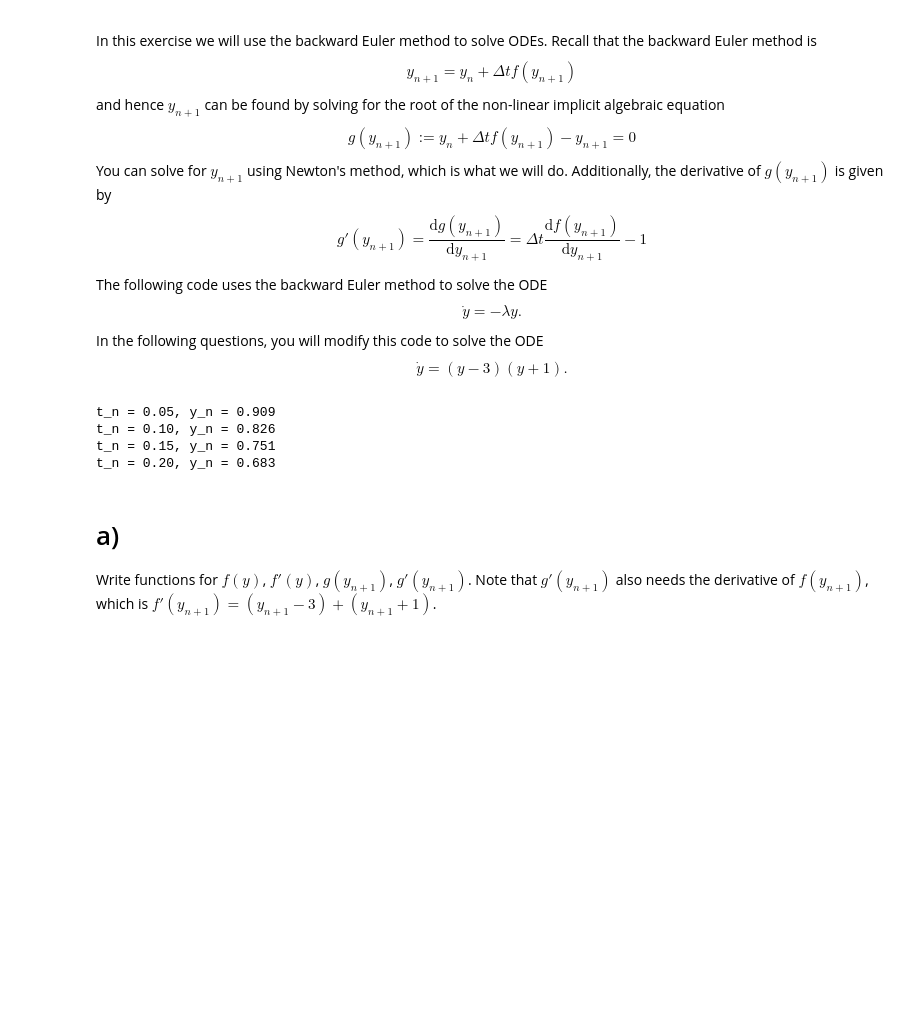
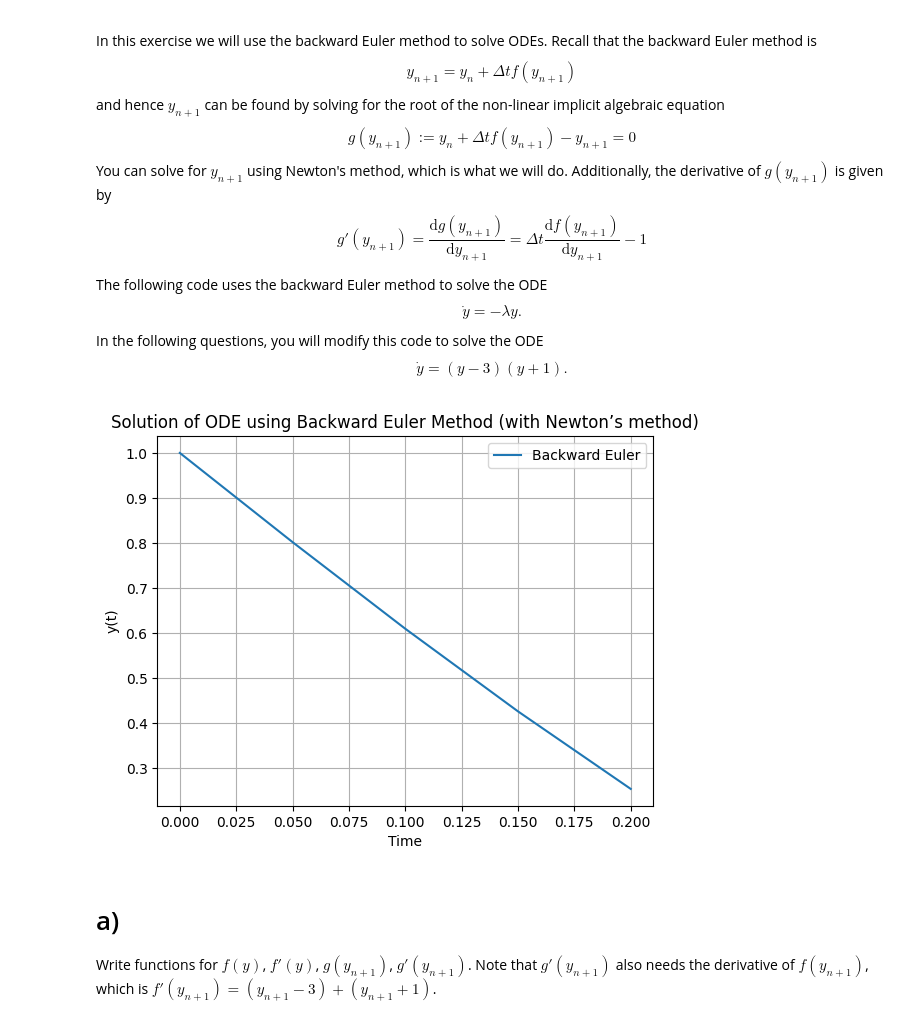
Before and after one commit to MarkusHatlo/TDT4127, a Jupyter notebook: Assignment04/Assignment04/ODEassignment1.ipynb, the cells around one changed output. Drawn from its saved outputs; the diff is of its cells as text; code cells hidden in the pictures; blank space fills up the shorter version.

```diff
--- a/Assignment04/Assignment04/ODEassignment1.ipynb
+++ b/Assignment04/Assignment04/ODEassignment1.ipynb
@@ -87,27 +87,59 @@ $$g'(y_{n+1}) = \frac{\mathrm{d} g(y_{n+1})}{\mathrm{d} y_{n+1}} = \Delta t \fra
 
 
 The following code uses the backward Euler method to solve the ODE$$\dot{y} = - \lambda y.$$ In the following questions, you will modify this code to solve the ODE $$\dot{y} = (y-3)(y+1).$$
-# %%
-lam = 2           # lambda
-dt  = 0.05        # time step
-T   = 0.2         # total integration time
-nt  = round(T/dt) # total number of time steps
-y   = 1           # initial conditions
-
-# (2a) write functions for f, g, df, and dg here
-def f(y_n):
-    return (y_n-3)*(y_n+1)
-
-def df(y_n)
-
-for it in range(0,nt):
-    y = y/(1+dt*lam) # (2b) this line should be replaced by Newton's method for $g(x) = 0$
-    print("t_n = %-.2f, y_n = %-.3f" % ((it+1)*dt,y)) # you should replace this line with a plot
-# %% [output]
-t_n = 0.05, y_n = 0.909
-t_n = 0.10, y_n = 0.826
-t_n = 0.15, y_n = 0.751
-t_n = 0.20, y_n = 0.683
+# %%
+import numpy as np
+import matplotlib.pyplot as plt
+dt  = 0.05        # time step
+T   = 0.2         # total integration time
+nt  = round(T/dt) # total number of time steps
+y   = 1           # initial condition
+
+# Define f, g, df, and dg for the ODE y' = (y-3)(y+1)
+def f(y_n):
+    return (y_n - 3) * (y_n + 1)
+
+def g_func(y_next, y_n, dt):
+    return y_n + dt * f(y_next) - y_next
+
+def df(y_n):
+    return 2 * y_n - 2
+
+def dg_func(y_next, dt):
+    return dt * df(y_next) - 1
+
+# Initializing time and solution arrays
+time = np.linspace(0, T, nt+1)
+y_values = np.zeros(nt+1)
+y_values[0] = y
+
+# Backward Euler method with Newton's method for solving the implicit equation
+for it in range(nt):
+    y_n = y_values[it]
+
+    # Define g(y) and dg(y) for the current time step
+    g = lambda y_next: g_func(y_next, y_n, dt)
+    dg = lambda y_next: dg_func(y_next, dt)
+
+    # Initial guess for Newton's method
+    y_next_guess = y_n
+
+    # Solve for y_next using the Newton method
+    y_next = newton(y_next_guess, g, dg)
+
+    # Update the value of y for the next time step
+    y_values[it+1] = y_next
+
+# Plotting the solution
+plt.plot(time, y_values, label="Backward Euler")
+plt.xlabel('Time')
+plt.ylabel('y(t)')
+plt.title('Solution of ODE using Backward Euler Method (with Newton’s method)')
+plt.grid(True)
+plt.legend()
+plt.show()
+# %% [output]
+[figure, added]
 # %% [markdown]
 # a)
 Write functions for $f(y)$, $f'(y)$, $g(y_{n+1})$, $g'(y_{n+1})$. Note that $g'(y_{n+1})$ also needs the derivative of $f(y_{n+1})$, which is $f'(y_{n+1}) = (y_{n+1}-3)+(y_{n+1}+1)$.
```
Also changed, not shown: 1 other file.
